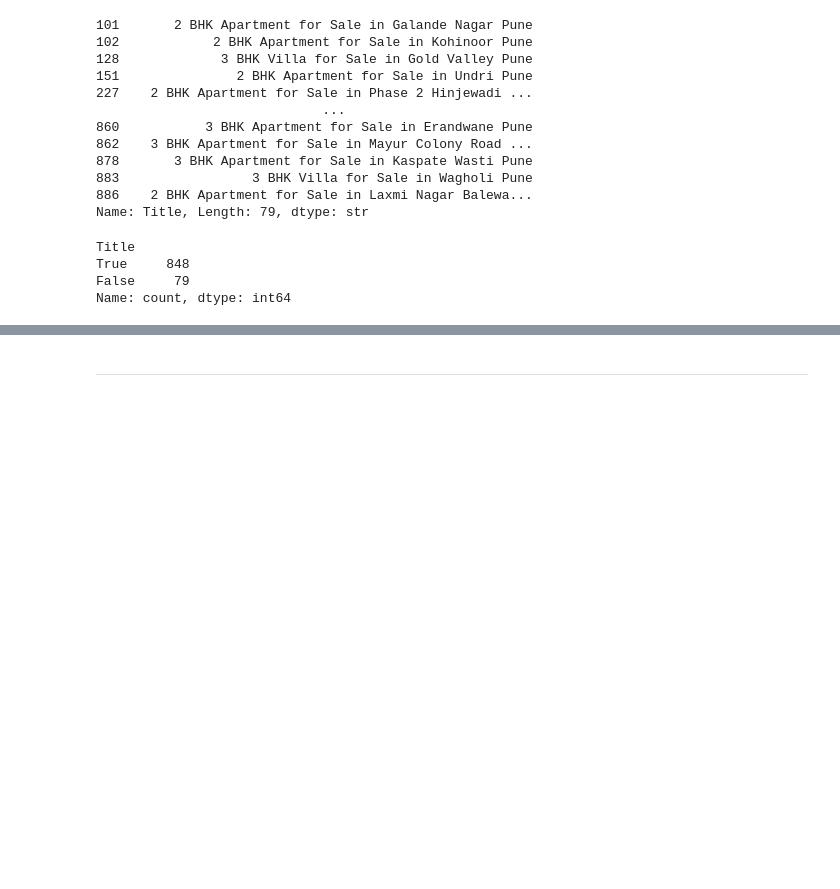
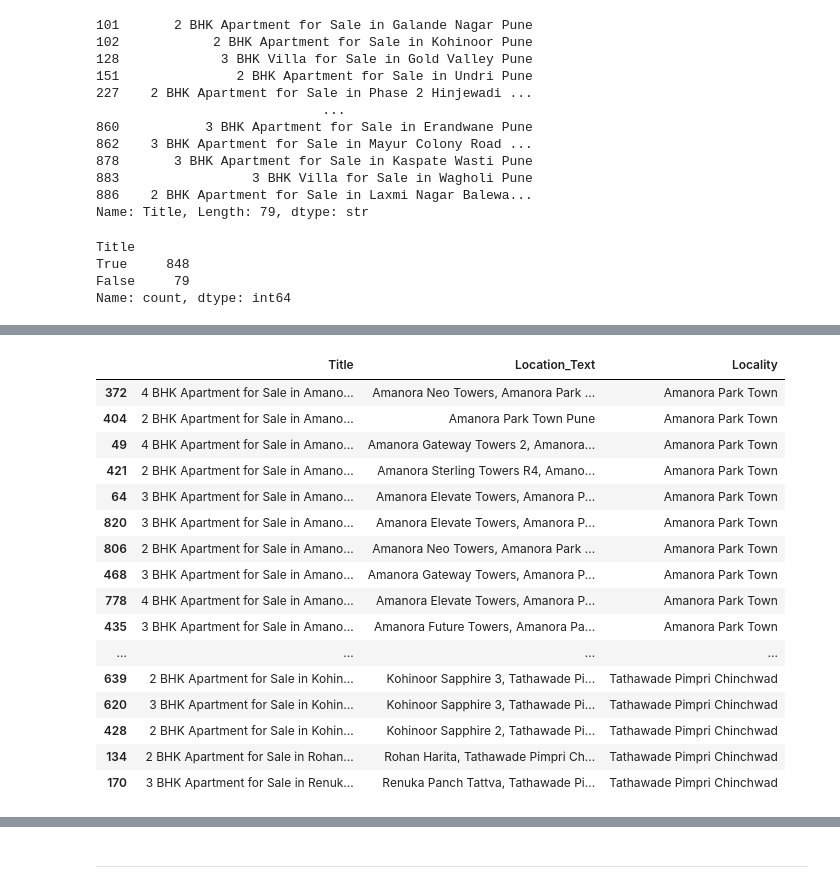
Before and after one commit to Omkesh-Bash/pune-real-estate-data-cleaning, a Jupyter notebook: notebooks/Pune_Real_Estate_Data_Cleaning.ipynb, the cells around one changed output, grey strips where cells are left out. Drawn from its saved outputs; the diff is of its cells as text; code cells hidden in the pictures; blank space fills up the shorter version.

```diff
--- a/notebooks/Pune_Real_Estate_Data_Cleaning.ipynb
+++ b/notebooks/Pune_Real_Estate_Data_Cleaning.ipynb
@@ -1822,0 +1888,5 @@ Name: count, dtype: int64
+# %%
+real_estate["Location_Text"] = real_estate["Title"].str.extract(
+    r"for Sale in\s+(.+)",
+    expand=False # To return it as Series instead of DF
+)
@@ -1822,0 +1928,11 @@ Name: count, dtype: int64
+# %%
+def location_extractor(location_text):
+    location_text = location_text.removesuffix(" Pune")
+
+    if "," not in location_text:
+        return location_text.strip()
+    result = ", ".join(part.strip() for part in location_text.split(",")[1:])
+
+    return result
+
+real_estate.Location_Text.apply(location_extractor).sample(10, random_state=42)
@@ -1822,0 +1951,8 @@ Name: count, dtype: int64
+# %%
+real_estate["Locality"] = real_estate["Location_Text"].apply(location_extractor)
+# %%
+real_estate["Locality"] = (
+    real_estate["Locality"]
+    .str.replace(r"\s+", " ", regex=True)
+    .str.strip()
+)
@@ -1822,0 +1979,34 @@ Name: count, dtype: int64
+# %%
+candidates = [
+    "Tathawade Pimpri Chinchwad",
+    "EON Free Zone, Kharadi",
+    "Keshav Nagar Mundhwa",
+    "Amanora Park Town",
+    "Bhugaon, Bavdhan",
+]
+
+with pd.option_context("display.max_colwidth", None):
+    display(
+        real_estate.loc[
+            real_estate["Locality"].isin(candidates),
+            ["Title", "Location_Text", "Locality"]
+        ].sort_values("Locality")
+    )
+# %% [output]
+|  | Title | Location_Text | Locality |
+| 372 | 4 BHK Apartment for Sale in Amano... | Amanora Neo Towers, Amanora Park ... | Amanora Park Town |
+| 404 | 2 BHK Apartment for Sale in Amano... | Amanora Park Town Pune | Amanora Park Town |
+| 49 | 4 BHK Apartment for Sale in Amano... | Amanora Gateway Towers 2, Amanora... | Amanora Park Town |
+| 421 | 2 BHK Apartment for Sale in Amano... | Amanora Sterling Towers R4, Amano... | Amanora Park Town |
+| 64 | 3 BHK Apartment for Sale in Amano... | Amanora Elevate Towers, Amanora P... | Amanora Park Town |
+| 820 | 3 BHK Apartment for Sale in Amano... | Amanora Elevate Towers, Amanora P... | Amanora Park Town |
+| 806 | 2 BHK Apartment for Sale in Amano... | Amanora Neo Towers, Amanora Park ... | Amanora Park Town |
+| 468 | 3 BHK Apartment for Sale in Amano... | Amanora Gateway Towers, Amanora P... | Amanora Park Town |
+| 778 | 4 BHK Apartment for Sale in Amano... | Amanora Elevate Towers, Amanora P... | Amanora Park Town |
+| 435 | 3 BHK Apartment for Sale in Amano... | Amanora Future Towers, Amanora Pa... | Amanora Park Town |
+| ... | ... | ... | ... |
+| 639 | 2 BHK Apartment for Sale in Kohin... | Kohinoor Sapphire 3, Tathawade Pi... | Tathawade Pimpri Chinchwad |
+| 620 | 3 BHK Apartment for Sale in Kohin... | Kohinoor Sapphire 3, Tathawade Pi... | Tathawade Pimpri Chinchwad |
+| 428 | 2 BHK Apartment for Sale in Kohin... | Kohinoor Sapphire 2, Tathawade Pi... | Tathawade Pimpri Chinchwad |
+| 134 | 2 BHK Apartment for Sale in Rohan... | Rohan Harita, Tathawade Pimpri Ch... | Tathawade Pimpri Chinchwad |
+| 170 | 3 BHK Apartment for Sale in Renuk... | Renuka Panch Tattva, Tathawade Pi... | Tathawade Pimpri Chinchwad |
```
Also changed, not shown: parts of 33 cells of this notebook, 1 other file.
